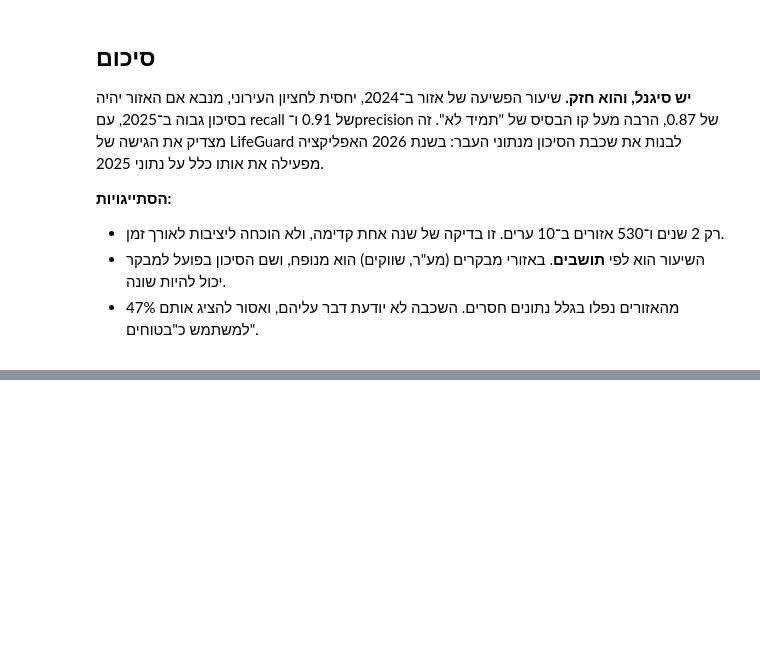
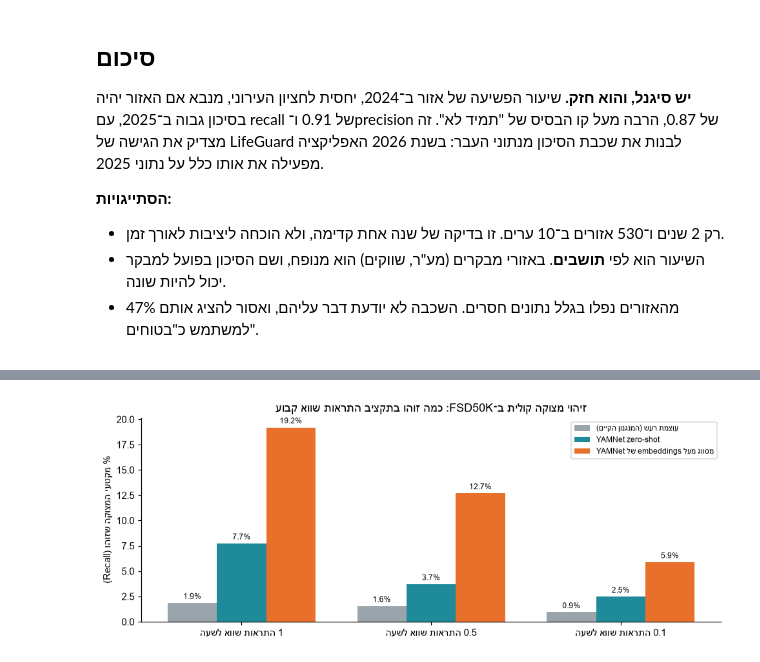
Before and after one commit to Ariel-Vibe-Algorithm/LifeGuard-, a Jupyter notebook: notebook/eda_notebook.ipynb, the cells around one changed output, grey strips where cells are left out. Drawn from its saved outputs; the diff is of its cells as text; code cells hidden in the pictures; blank space fills up the shorter version.

```diff
--- a/notebook/eda_notebook.ipynb
+++ b/notebook/eda_notebook.ipynb
@@ -489,0 +540,19 @@ plt.tight_layout(); plt.show()
+# %%
+fig, ax = plt.subplots(figsize=(9, 3.6))
+budgets = [1.0, 0.5, 0.1]
+colors = [GREY, TEAL, ORANGE]
+width = 0.26
+for k, det in enumerate(DETECTOR_HE):
+    vals = [audio[(audio.detector == det) & (audio.budget == b)].recall.iloc[0] for b in budgets]
+    xs = [i + (k - 1) * width for i in range(len(budgets))]
+    ax.bar(xs, vals, width, color=colors[k], label=he(DETECTOR_HE[det]))
+    for x, v in zip(xs, vals):
+        ax.text(x, v + 0.4, f'{v:.1f}%', ha='center', fontsize=8)
+ax.set_xticks(range(len(budgets)))
+ax.set_xticklabels([he(f'{b:g} התראות שווא לשעה') for b in budgets])
+ax.set_ylabel(he('% מקטעי המצוקה שזוהו (Recall)'))
+ax.set_title(he('זיהוי מצוקה קולית ב־FSD50K: כמה זוהו בתקציב התראות שווא קבוע'))
+ax.legend(fontsize=8)
+plt.tight_layout(); plt.show()
+# %% [output]
+[figure, added]
```
Also changed, not shown: parts of 5 cells of this notebook, 1 other file.
